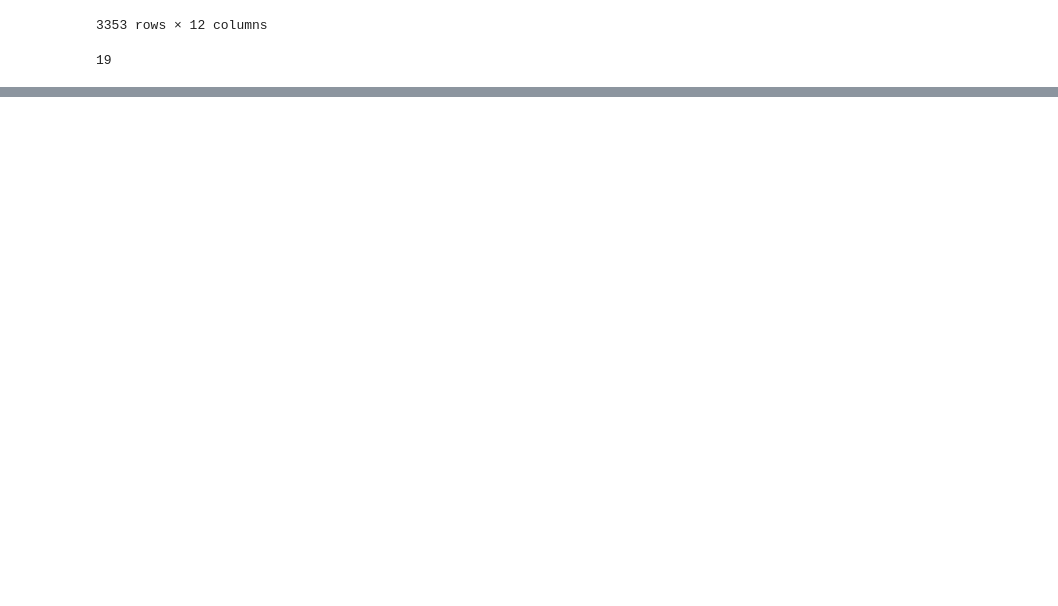
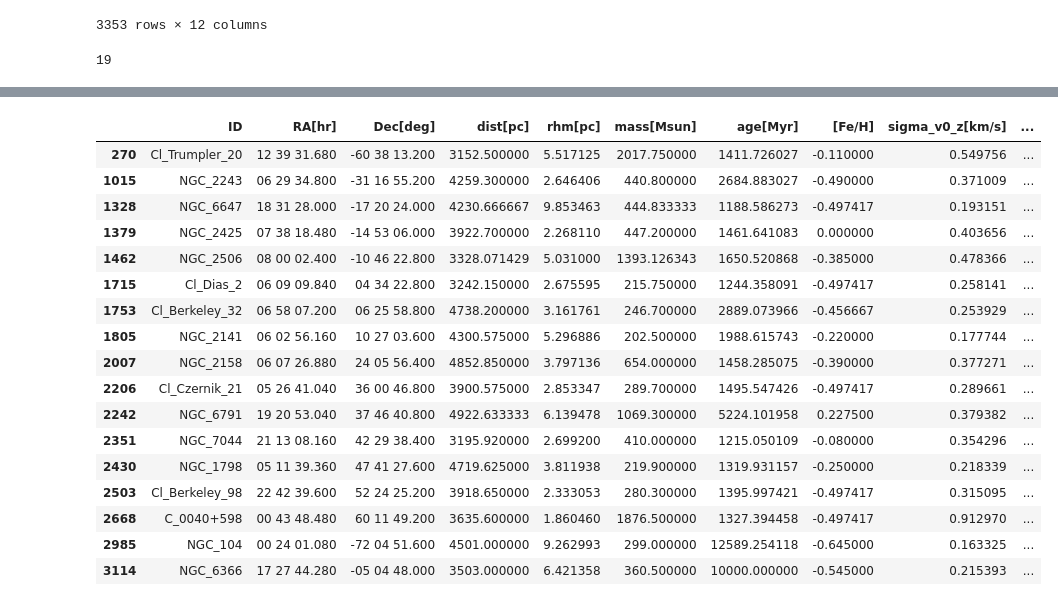
Before and after one commit to ageller/EB-LSST, a Jupyter notebook: input/clusters/sampleOCs.ipynb, the cells around one changed output, grey strips where cells are left out. Drawn from its saved outputs; the diff is of its cells as text; code cells hidden in the pictures; blank space fills up the shorter version.

```diff
--- a/input/clusters/sampleOCs.ipynb
+++ b/input/clusters/sampleOCs.ipynb
@@ -36,0 +53,24 @@ print(len(sample))
+# %%
+sample = OC.loc[(OC['dist[pc]'] < 5000) & (OC['dist[pc]'] >= 3000) & (OC['mass[Msun]'] > 200) & (OC['age[Myr]'] > 1000)]
+sample.to_csv('OCsForEmily_3to5kpc.csv', index=False)
+#print(len(sample))
+sample
+# %% [output]
+|  | ID | RA[hr] | Dec[deg] | dist[pc] | rhm[pc] | mass[Msun] | age[Myr] | [Fe/H] | sigma_v0_z[km/s] | ... |
+| 270 | Cl_Trumpler_20 | 12 39 31.680 | -60 38 13.200 | 3152.500000 | 5.517125 | 2017.750000 | 1411.726027 | -0.110000 | 0.549756 | ... |
+| 1015 | NGC_2243 | 06 29 34.800 | -31 16 55.200 | 4259.300000 | 2.646406 | 440.800000 | 2684.883027 | -0.490000 | 0.371009 | ... |
+| 1328 | NGC_6647 | 18 31 28.000 | -17 20 24.000 | 4230.666667 | 9.853463 | 444.833333 | 1188.586273 | -0.497417 | 0.193151 | ... |
+| 1379 | NGC_2425 | 07 38 18.480 | -14 53 06.000 | 3922.700000 | 2.268110 | 447.200000 | 1461.641083 | 0.000000 | 0.403656 | ... |
+| 1462 | NGC_2506 | 08 00 02.400 | -10 46 22.800 | 3328.071429 | 5.031000 | 1393.126343 | 1650.520868 | -0.385000 | 0.478366 | ... |
+| 1715 | Cl_Dias_2 | 06 09 09.840 | 04 34 22.800 | 3242.150000 | 2.675595 | 215.750000 | 1244.358091 | -0.497417 | 0.258141 | ... |
+| 1753 | Cl_Berkeley_32 | 06 58 07.200 | 06 25 58.800 | 4738.200000 | 3.161761 | 246.700000 | 2889.073966 | -0.456667 | 0.253929 | ... |
+| 1805 | NGC_2141 | 06 02 56.160 | 10 27 03.600 | 4300.575000 | 5.296886 | 202.500000 | 1988.615743 | -0.220000 | 0.177744 | ... |
+| 2007 | NGC_2158 | 06 07 26.880 | 24 05 56.400 | 4852.850000 | 3.797136 | 654.000000 | 1458.285075 | -0.390000 | 0.377271 | ... |
+| 2206 | Cl_Czernik_21 | 05 26 41.040 | 36 00 46.800 | 3900.575000 | 2.853347 | 289.700000 | 1495.547426 | -0.497417 | 0.289661 | ... |
+| 2242 | NGC_6791 | 19 20 53.040 | 37 46 40.800 | 4922.633333 | 6.139478 | 1069.300000 | 5224.101958 | 0.227500 | 0.379382 | ... |
+| 2351 | NGC_7044 | 21 13 08.160 | 42 29 38.400 | 3195.920000 | 2.699200 | 410.000000 | 1215.050109 | -0.080000 | 0.354296 | ... |
+| 2430 | NGC_1798 | 05 11 39.360 | 47 41 27.600 | 4719.625000 | 3.811938 | 219.900000 | 1319.931157 | -0.250000 | 0.218339 | ... |
+| 2503 | Cl_Berkeley_98 | 22 42 39.600 | 52 24 25.200 | 3918.650000 | 2.333053 | 280.300000 | 1395.997421 | -0.497417 | 0.315095 | ... |
+| 2668 | C_0040+598 | 00 43 48.480 | 60 11 49.200 | 3635.600000 | 1.860460 | 1876.500000 | 1327.394458 | -0.497417 | 0.912970 | ... |
+| 2985 | NGC_104 | 00 24 01.080 | -72 04 51.600 | 4501.000000 | 9.262993 | 299.000000 | 12589.254118 | -0.645000 | 0.163325 | ... |
+| 3114 | NGC_6366 | 17 27 44.280 | -05 04 48.000 | 3503.000000 | 6.421358 | 360.500000 | 10000.000000 | -0.545000 | 0.215393 | ... |
```
Also changed, not shown: parts of 2 cells of this notebook, 1 other file.
